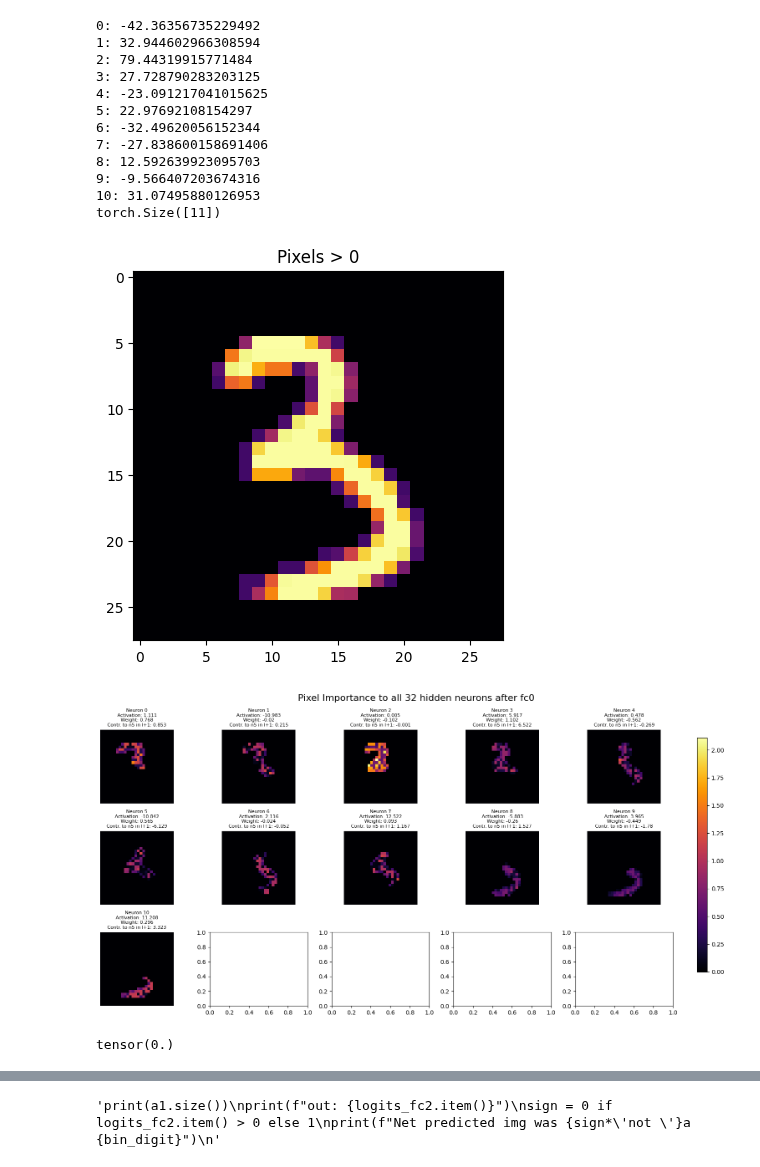
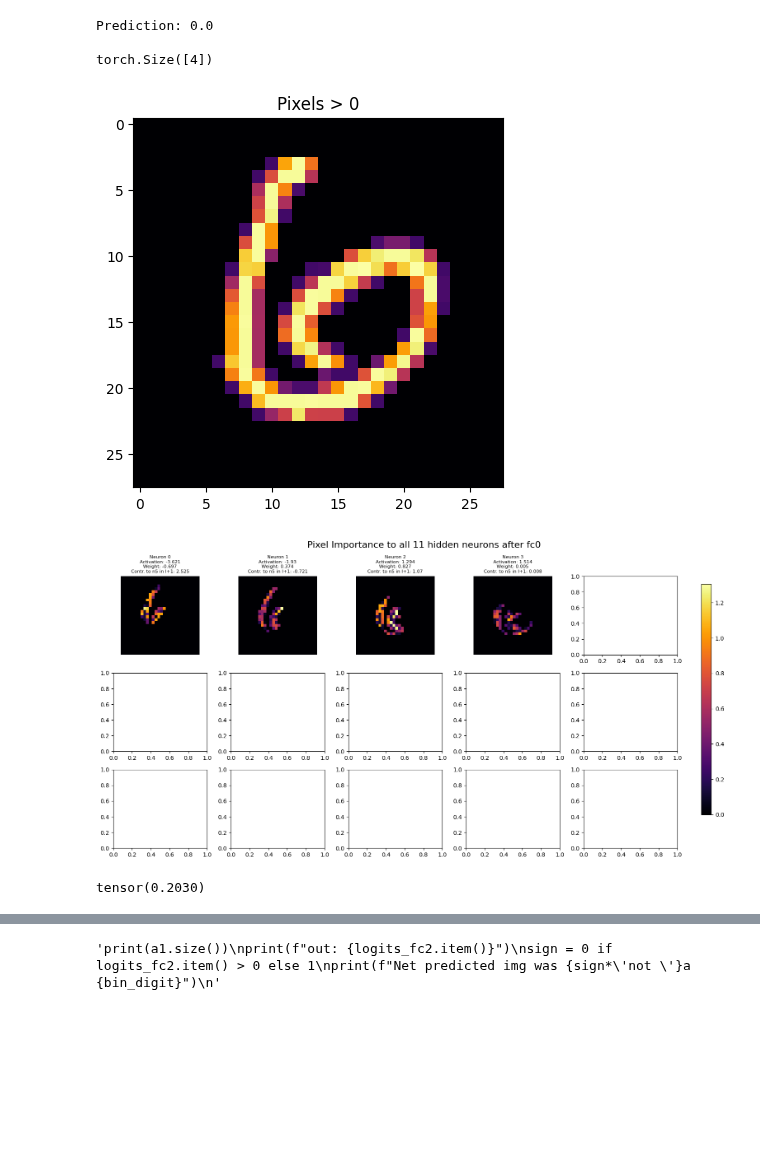
Before and after one commit to kns357/ANN_MA_Kaito, a Jupyter notebook: forced_conceptual_predictor_bin.ipynb, the cells around one changed output, grey strips where cells are left out. Saved outputs shown, nothing was run; the diff lists cells and outputs as text; code cells hidden in the pictures; blank space fills up the shorter version.

Commit message:
big improvement on conceptual learner through concept tuning

```diff
--- a/forced_conceptual_predictor_bin.ipynb
+++ b/forced_conceptual_predictor_bin.ipynb
@@ -38,7 +38,7 @@ test_loader = torch.utils.data.DataLoader(dataset=test_dataset,
                                           shuffle=False)
 # %%
 class Net(nn.Module):
-    def __init__(self, input_size, hidden_size0, hidden_size1, out_size, masks, threshold):
+    def __init__(self, input_size, intervention_size, hidden_size0, hidden_size1, out_size, masks, threshold):
         super(Net, self).__init__()
         self.fc0 = nn.Linear(input_size, intervention_size)
         self.fc1 = nn.Linear(intervention_size, hidden_size0)
@@ -85,13 +85,13 @@ transform = transforms.ToTensor()
 trainset = torchvision.datasets.MNIST(root='./data', train=True, download=True, transform=transform)
 trainloader = torch.utils.data.DataLoader(trainset, batch_size=100, shuffle=False)
 
-target_digit = 3
+bin_digit = 6
 
 sum_img = torch.zeros((28, 28))
 count = 0
 
 for imgs, labels in trainloader:
-    mask = labels == target_digit
+    mask = labels == bin_digit
     if mask.any():
         selected_imgs = imgs[mask]  # shape: [N, 1, 28, 28]
         sum_img += selected_imgs.sum(dim=0).squeeze(0)
@@ -101,12 +101,12 @@ avg_img = sum_img / count
 
 plt.imshow(avg_img, cmap='inferno')
 plt.axis('off')
-plt.title(f'Average Digit {target_digit} (min=0.1 mapped)')
+plt.title(f'Average Digit {bin_digit} (min=0.1 mapped)')
 plt.show()
 
 #print(avg_img)
 
-to_skel = (avg_img > 0.1).float()
+to_skel = (avg_img > 0.5).float()
 
 skel = skeletonize(to_skel.cpu().numpy())
 plt.imshow(skel)
@@ -226,4 +226,4 @@ mask_tensor = torch.stack(all_masks).to(torch.bool)
 #weights from the 1's (the corresponding cluster) must retain a weight >= 0.5, or <= -0.5
 #(tanh is used, or should I use ReLU and only allow >= 0.5?, idk which one would make it easier for the net to adapt to the constraints...)
 # %%
-bin_digit = 3
+len(mask_tensor)
@@ -230,6 +232,6 @@ bin_digit = 3
 # %%
 CUDA = torch.cuda.is_available()
-net = Net(input_size, hidden_size0, hidden_size1, out_size, masks=mask_tensor, threshold=1)
+net = Net(input_size, len(mask_tensor), hidden_size0, hidden_size1, out_size, masks=mask_tensor, threshold=1)
 if CUDA:
     net = net.cuda()
 
@@ -319,5 +321,5 @@ for epoch in range(epochs):
 
 print("DONE TRAINING!")
 
-torch.save(net.state_dict(), f'conceptual_bin_model_0.pth') #'binary_ffn_all.pth')
+torch.save(net.state_dict(), f'conceptual_bin_model_{bin_digit}.pth') #'binary_ffn_all.pth')
 # %% [output]
@@ -335,12 +373,11 @@ DONE TRAINING!
 # %%
 
 inputs, labels = next(iter(test_loader))
-dig_to_check = 3
 
 #search wanted digit:
 while True:
     ind = ra.randrange(0, len(inputs))
-    if labels[ind] == dig_to_check:
+    if labels[ind] == bin_digit:
         img = inputs[ind].squeeze()
         break
 
@@ -375,11 +412,15 @@ contribs_imgs = torch.where(
     )
 )
 
-activation_modified = []
+"""activation_modified = []
 for i, mat in enumerate(contribs_imgs):
     mat = mat.sum().item()
     print(f"{i}: {mat}")
-    activation_modified.append(mat)
+    activation_modified.append(mat)"""
+
+output = net(img.view(-1).cuda())
+pred = (torch.sigmoid(output) >= 0.5).float()
+print(f"Prediction: {pred.item()}\n")
 
 
 combo = contribs_imgs.max(dim=0).values
@@ -396,47 +437,38 @@ print(weights_to_neuron.size())
 img_edit = torch.where(
     img != 0,
     torch.where(
         img > 0.2,
         img,
         0.2
     ),
     0.0
 )
 
 plt.imshow(img_edit, cmap="inferno")
 plt.title("Pixels > 0")
 
 fig, axes = plt.subplots(3, 5, figsize=(16, 8))
 
 vmax = contribs_imgs.max().item()
 
 for i, ax in enumerate(axes.flat):
-    if i >= 11:
+    if i >= len(mask_tensor):
         continue
     im = ax.imshow(contribs_imgs[i].abs(), cmap='inferno', vmin=0, vmax=vmax)
     ax.set_title(f'Neuron {i}\nActivation: {round(activations[i].item(), 3)}\nWeight: {round(weights_to_neuron[i].item(), 3)}\nContr. to n{next_neuron_idx} in l+1: {round(contribution[i].item(), 3)}', fontsize=8)
     ax.axis('off')
 
-fig.suptitle('Pixel Importance to all 32 hidden neurons after fc0', fontsize=16)
+fig.suptitle('Pixel Importance to all 11 hidden neurons after fc0', fontsize=16)
 cbar_ax = fig.add_axes([0.92, 0.15, 0.015, 0.7])
 fig.colorbar(im, cax=cbar_ax)
 plt.tight_layout(rect=[0, 0, 0.9, 1])
 plt.show()
 
 torch.max(contribs_imgs[0])
 # %% [output]
-0: -42.36356735229492
-1: 32.944602966308594
-2: 79.44319915771484
-3: 27.728790283203125
-4: -23.091217041015625
-5: 22.97692108154297
-6: -32.49620056152344
-7: -27.838600158691406
-8: 12.592639923095703
-9: -9.566407203674316
-10: 31.07495880126953
-torch.Size([11])
+Prediction: 0.0
+
+torch.Size([4])
-[figure, old version]
+[figure, new version]
-[figure, old version]
+[figure, new version]
-tensor(0.)
+tensor(0.2030)
```
Also changed, not shown: parts of 9 cells of this notebook, 12 other files.
